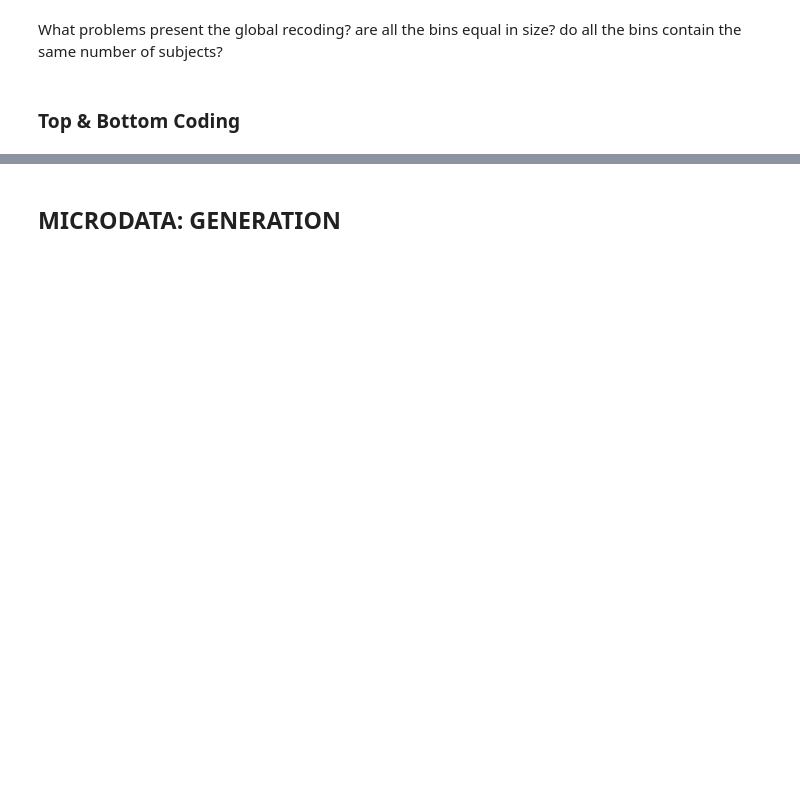
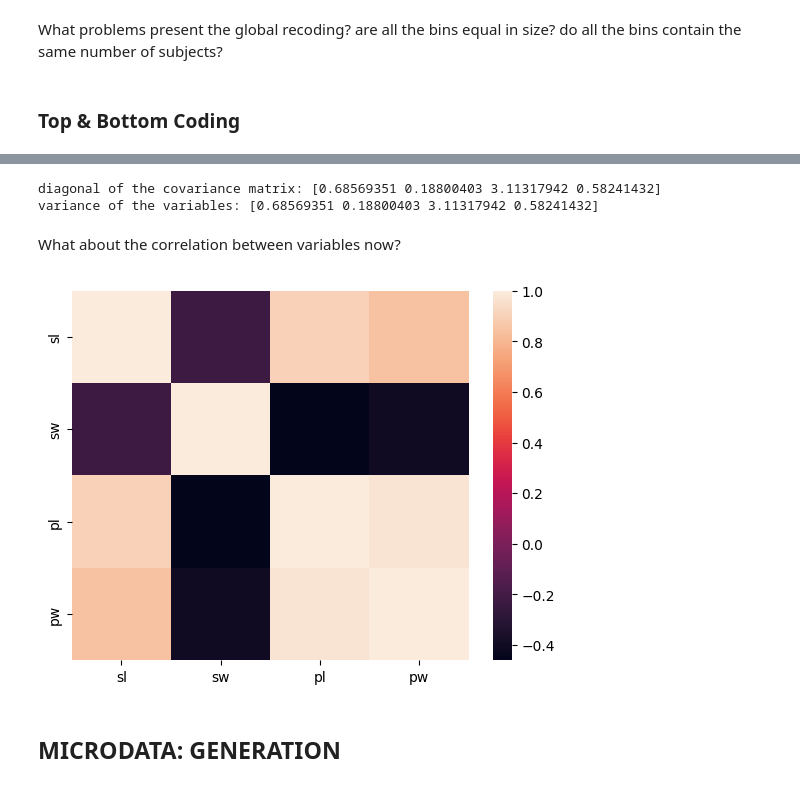
Before and after one commit to guglielmof/esercitazioni-PPIA, a Jupyter notebook: microdata_protection.ipynb, the cells around one changed output, grey strips where cells are left out. Cells and saved outputs as stored; diff of their text form; code cells hidden in the pictures; blank space fills up the shorter version.

```diff
--- a/microdata_protection.ipynb
+++ b/microdata_protection.ipynb
@@ -282,8 +715,41 @@ plt.show()
 # %%
 #compute the covariance matrix
 covm = iris[variables].cov()
-print(covm.shape)
-print(np.diag(covm)) # the diagonal of the covariance matrix, contains the variance
+print(f"diagonal of the covariance matrix: {np.diag(covm)}") # the diagonal of the covariance matrix, contains the variance
+print(f"variance of the variables: {iris[variables].std().to_numpy()**2}")
+# %% [output]
+diagonal of the covariance matrix: [0.68569351 0.18800403 3.11317942 0.58241432]
+variance of the variables: [0.68569351 0.18800403 3.11317942 0.58241432]
 # %%
-#generate the noise using the covariance matrix
-covnoise = npr.multivariate_normal(np.zeros(len(variables)), covm, size=len(iris.index))
+def correlated_additive_noise(dataset: np.array):
+  """
+  Adds correlated additive noise to a dataset.
+
+  The noise is drawn from a multivariate normal distribution centered at 0
+  with a covariance matrix equal to the covariance matrix of the input dataset.
+
+  Args:
+      dataset (np.array): The input numpy array containing numerical data.
+
+  Returns:
+      np.array: A new numpy array with correlated additive noise applied.
+  """
+
+  #compute the covariance matrix. Notice that now the input is a np.array
+  covm = ???
+
+  # now we need to generate the correlated noise. to do so, we can use a
+  # multivariate normal distribution centered in 0 and with the given covariance
+  # matrix. Which python function you can use to achieve this?
+  # IMPORTANT: make sure to sample noise with the right shape: how many values are
+  # you going to sample every time from a multivariate normal distriubtion?
+  covnoise = ???
+
+
+  #now, we can add the noise to the dataset
+  dataset += covnoise
+
+  return dataset
+
+corr_noisy_irisdf = iris.copy()
+corr_noisy_irisdf[variables] = correlated_additive_noise(iris[variables].to_numpy())
@@ -295,7 +756,11 @@ noisedc_idf.head()
+# %% [markdown]
+What about the correlation between variables now?
 # %%
-corr = noisedc_idf[variables].corr()
+corr = corr_noisy_irisdf[variables].corr()
 sns.heatmap(corr)
 plt.show()
+# %% [output]
+[figure, added]
 # %% [markdown]
 <h2>MICRODATA: GENERATION</h2>
 # %% [markdown]
```
Also changed, not shown: parts of 80 cells of this notebook.
